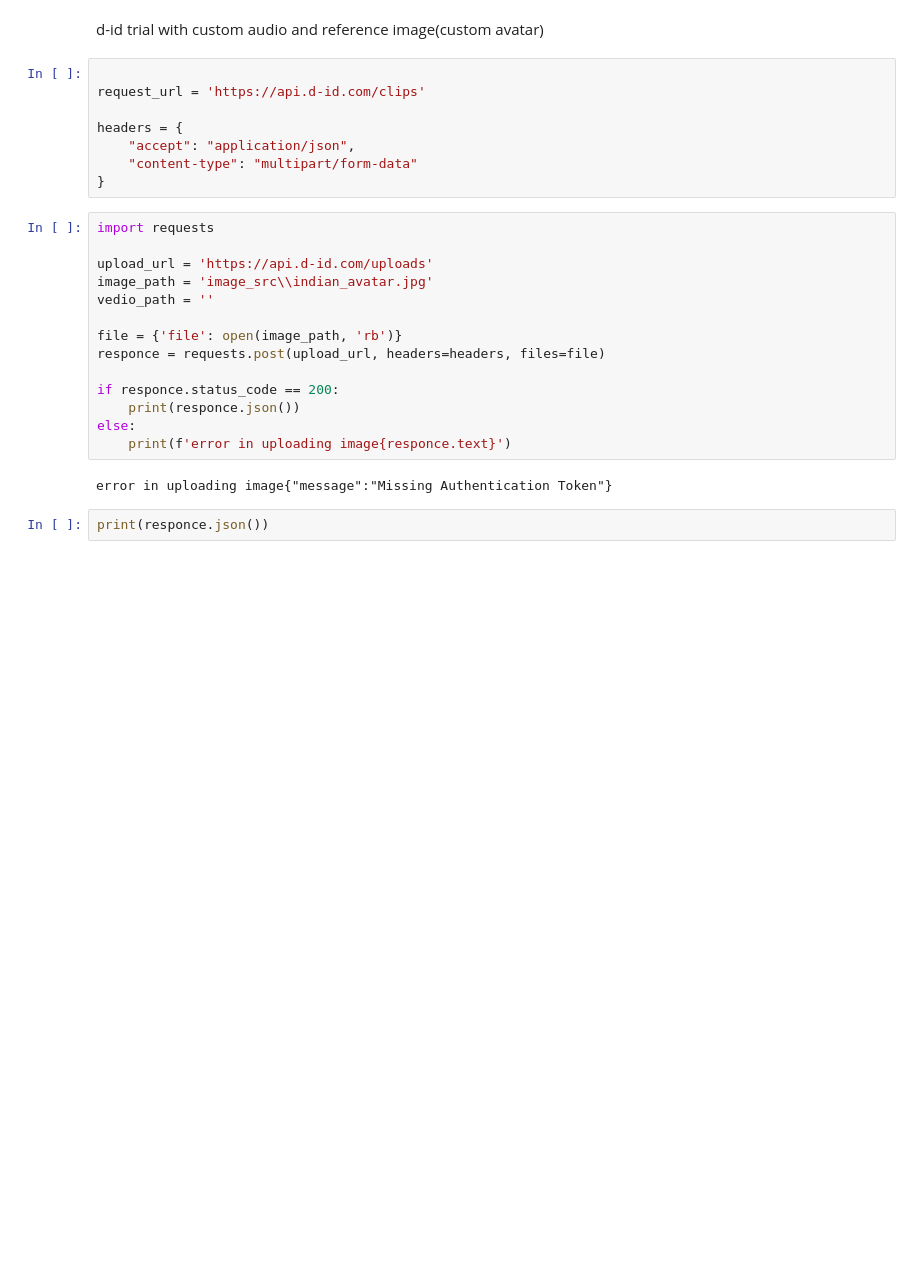
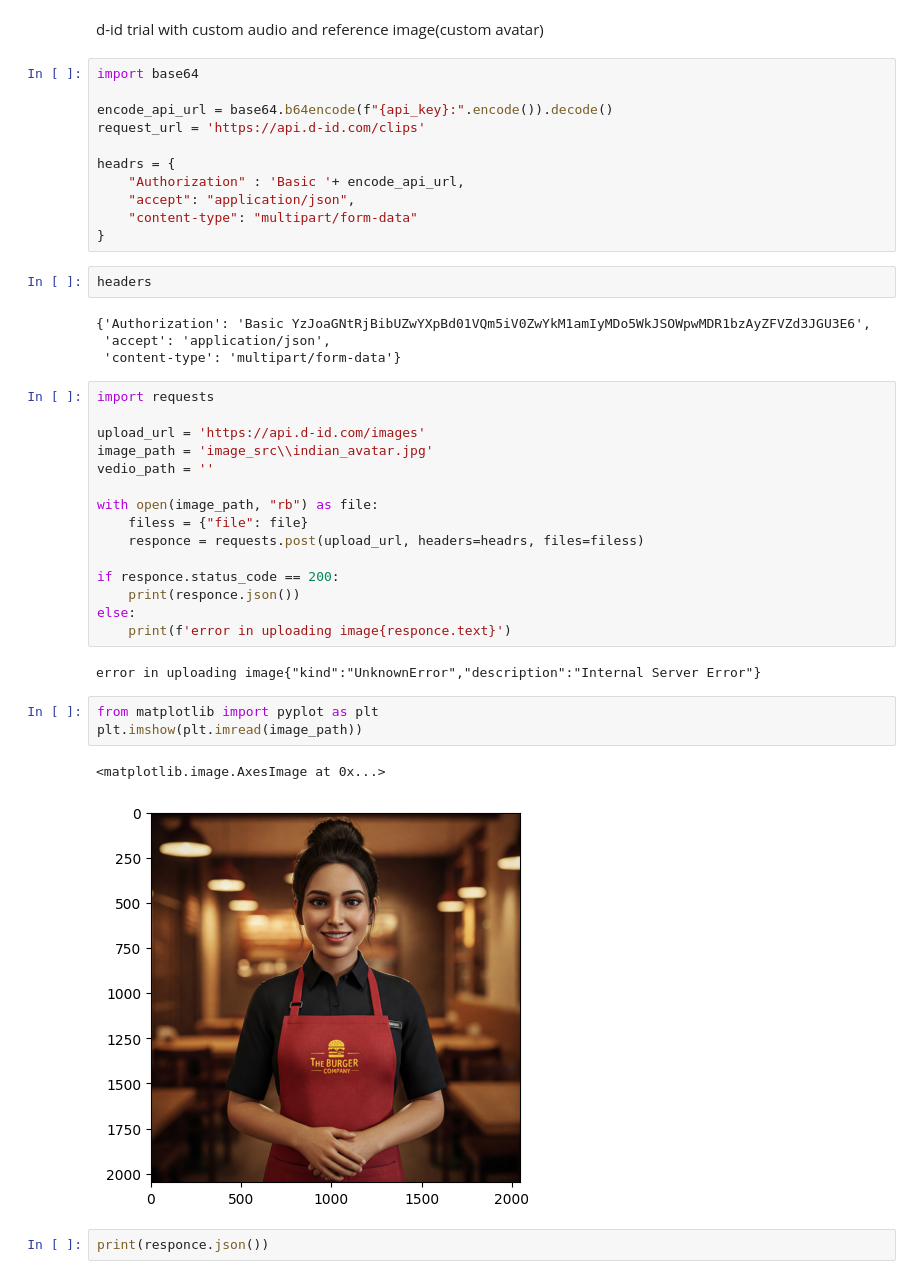
Before and after one commit to shardsnaik/AI-Avatar_, a Jupyter notebook: d-id_trail.ipynb, the cells around one changed output. Saved outputs shown, nothing was run; the diff lists cells and outputs as text; blank space fills up the shorter version.

```diff
--- a/d-id_trail.ipynb
+++ b/d-id_trail.ipynb
@@ -64,29 +64,45 @@ Video saved as output.mp4
 # %% [markdown]
 d-id trial with custom audio and reference image(custom avatar)
 # %%
+import base64
 
+encode_api_url = base64.b64encode(f"{api_key}:".encode()).decode()
 request_url = 'https://api.d-id.com/clips'
 
-headers = {
+headrs = {
+    "Authorization" : 'Basic '+ encode_api_url,
     "accept": "application/json",
     "content-type": "multipart/form-data"
 }
+# %%
+headers
+# %% [output]
+{'Authorization': 'Basic YzJoaGNtRjBibUZwYXpBd01VQm5iV0ZwYkM1amIyMDo5WkJSOWpwMDR1bzAyZFVZd3JGU3E6',
+ 'accept': 'application/json',
+ 'content-type': 'multipart/form-data'}
 # %%
 import requests
 
-upload_url = 'https://api.d-id.com/uploads'
+upload_url = 'https://api.d-id.com/images'
 image_path = 'image_src\\indian_avatar.jpg'
 vedio_path = ''
 
-file = {'file': open(image_path, 'rb')}
-responce = requests.post(upload_url, headers=headers, files=file)
+with open(image_path, "rb") as file:
+    filess = {"file": file}
+    responce = requests.post(upload_url, headers=headrs, files=filess)
 
 if responce.status_code == 200:
     print(responce.json())
 else:
     print(f'error in uploading image{responce.text}')
 # %% [output]
-error in uploading image{"message":"Missing Authentication Token"}
+error in uploading image{"kind":"UnknownError","description":"Internal Server Error"}
+# %%
+from matplotlib import pyplot as plt
+plt.imshow(plt.imread(image_path))
+# %% [output]
+<matplotlib.image.AxesImage at 0x...>
+[figure, added]
 # %%
 print(responce.json())
 # %% [output]
```
Also changed, not shown: parts of 2 cells of this notebook, 8 other files.
